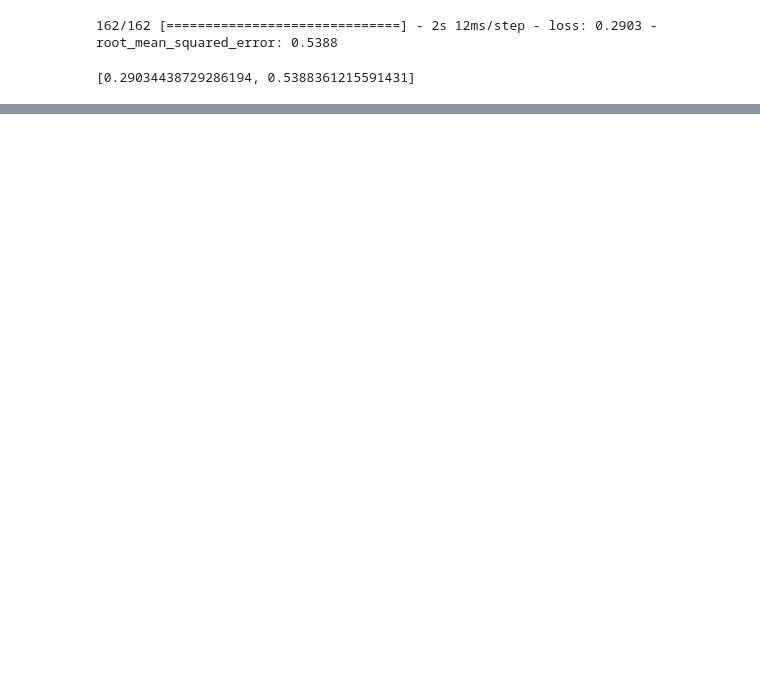
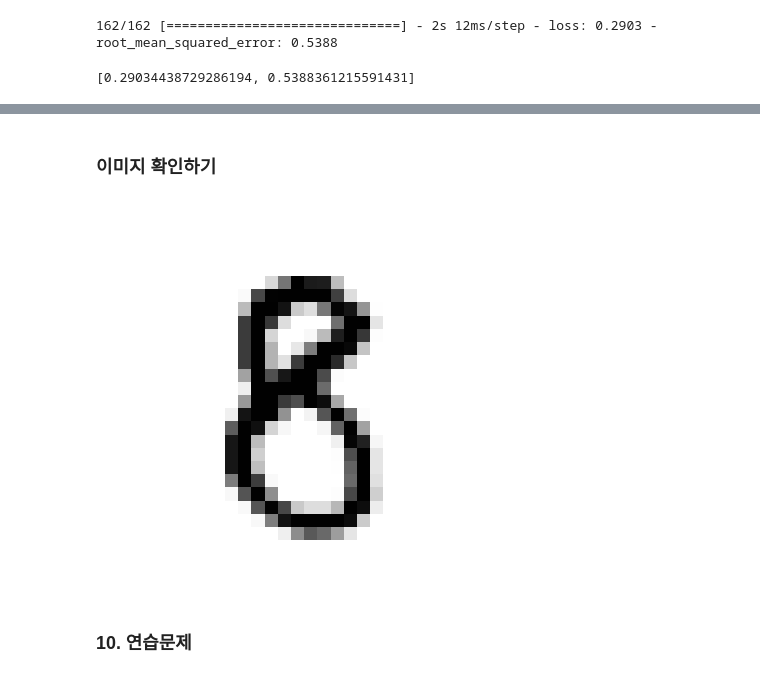
Before and after one commit to lim4373/DL, a Jupyter notebook: keras_mnist.ipynb, the cells around one changed output, grey strips where cells are left out. Drawn from its saved outputs; the diff is of its cells as text; code cells hidden in the pictures; blank space fills up the shorter version.

```diff
--- a/keras_mnist.ipynb
+++ b/keras_mnist.ipynb
@@ -314,0 +370,10 @@ model.evaluate(X_test,y_test)
+# %% [markdown]
+### 이미지 확인하기
+# %%
+plt.imshow(x_train[0])
+plt.axis('off')
+plt.show()
+# %% [output]
+[figure, added]
+# %% [markdown]
+### 10. 연습문제
```
Also changed, not shown: parts of 17 cells of this notebook.
